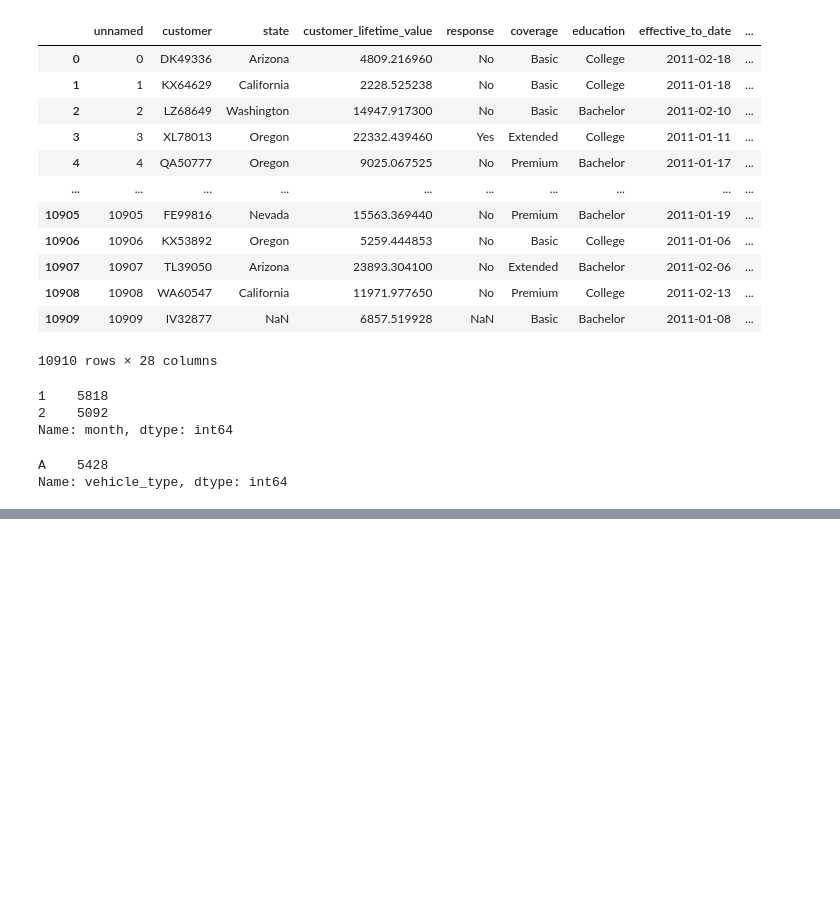
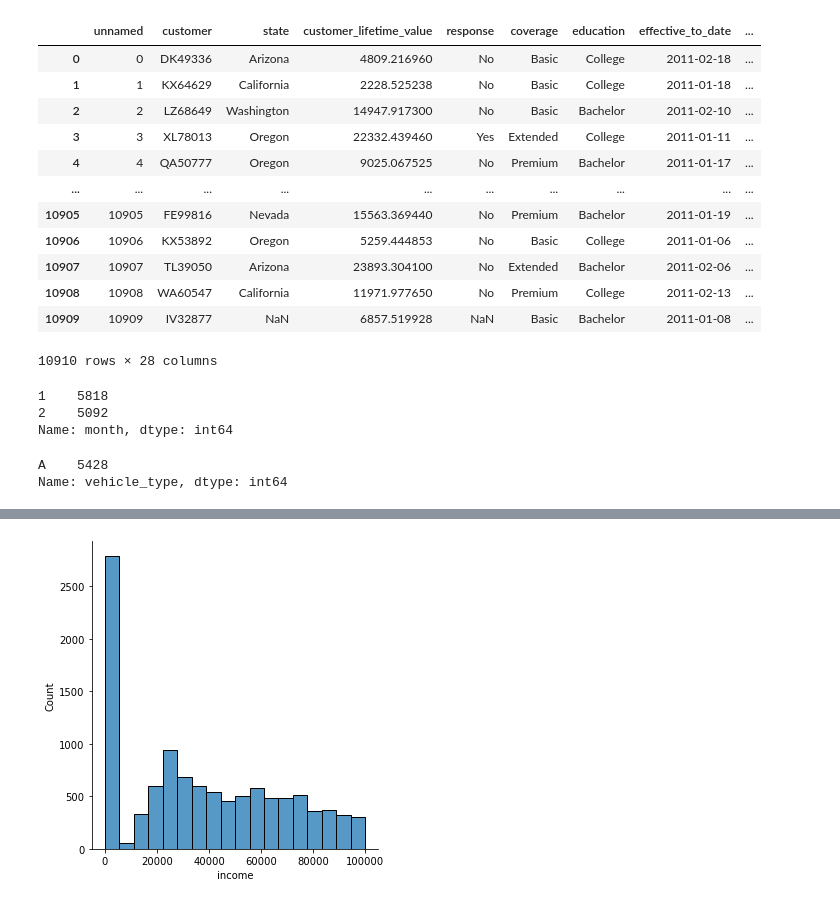
Before and after one commit to hollyjanedalton/lab-customer-analysis-round-2, a Jupyter notebook: files_for_lab/csv_files/Day 2_Lab2.ipynb, the cells around one changed output, grey strips where cells are left out. Cells and saved outputs as stored; diff of their text form; code cells hidden in the pictures; blank space fills up the shorter version.

```diff
--- a/files_for_lab/csv_files/Day 2_Lab2.ipynb
+++ b/files_for_lab/csv_files/Day 2_Lab2.ipynb
@@ -392,0 +420,12 @@ print(min_tcm)
+# %%
+numerical_df = data_1.select_dtypes(include=np.number)
+print(numerical_df)
+#numerical variables are :
+#income
+#monthly_premium_auto
+#months_since_last_claim
+#number_of_open_complaints
+#total_claim_amount
+#months_since_last_claim
+#number_of_policies
+#months_since_policy_inception
@@ -392,0 +462,5 @@ print(min_tcm)
+# %%
+sns.displot(numerical_df, x="income")
+plt.show()
+# %% [output]
+[figure, added]
```
Also changed, not shown: parts of 44 cells of this notebook.
